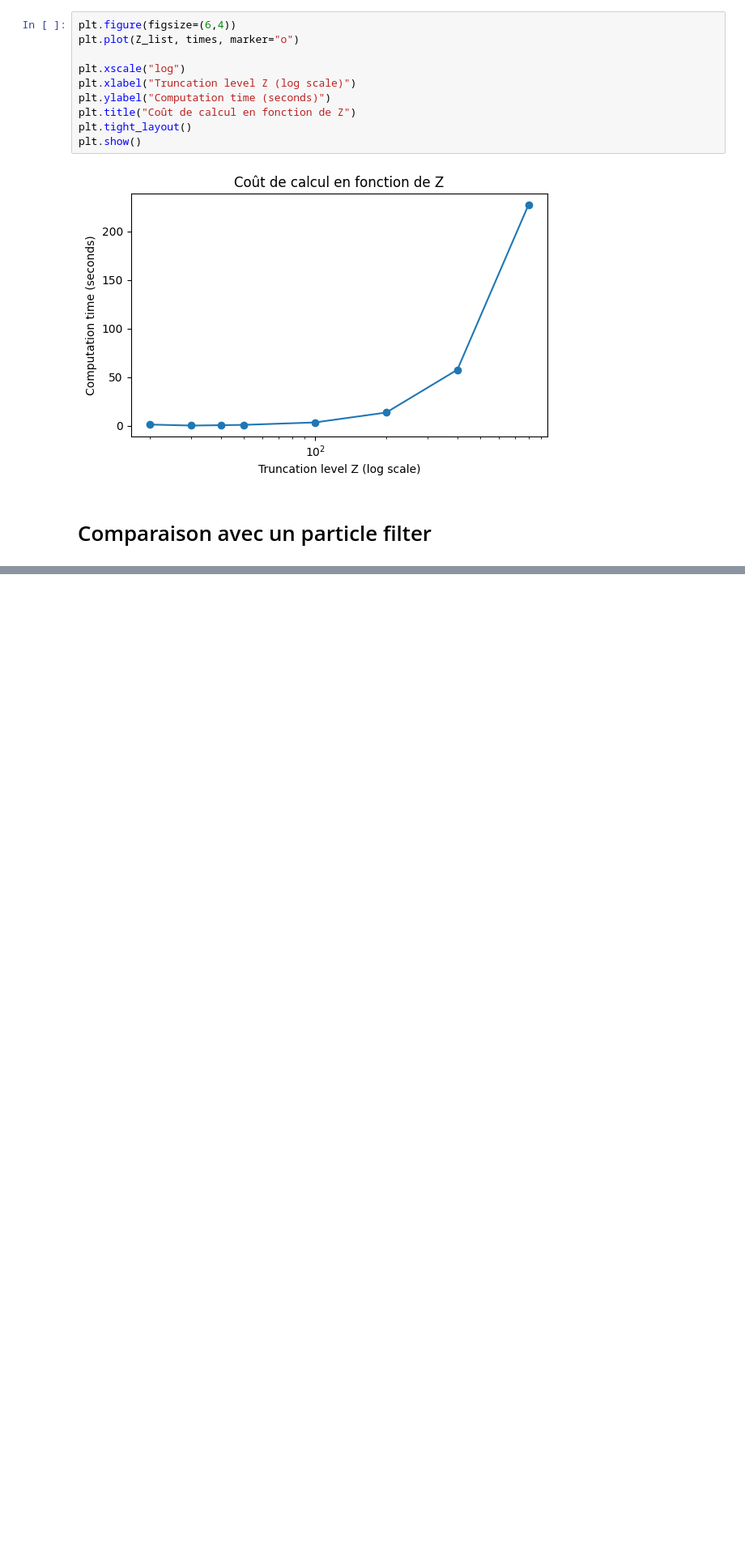
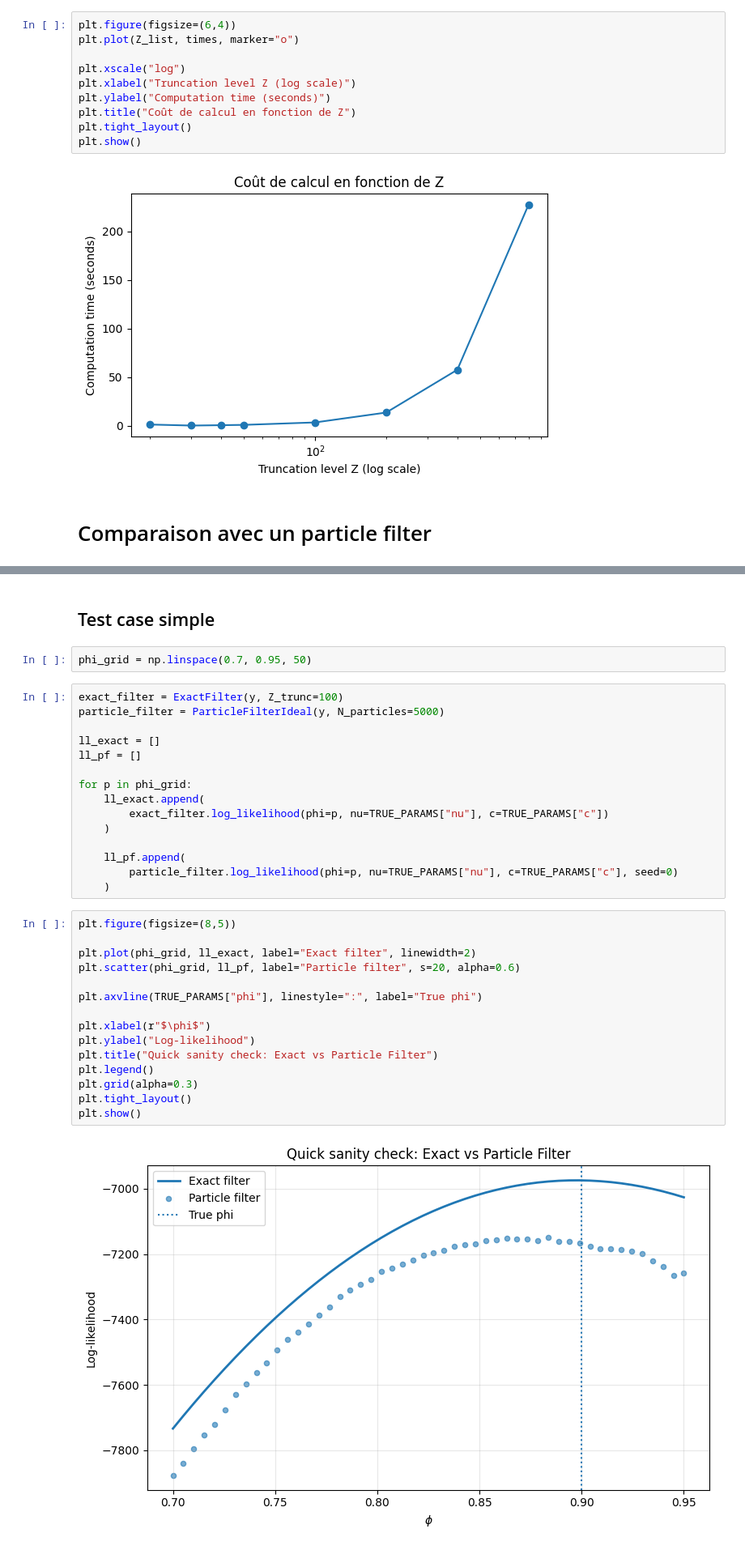
Before and after one commit to BRamesh02/Non-Gaussian-State-Space-Models, a Jupyter notebook: dynamic_implementation.ipynb, the cells around one changed output, grey strips where cells are left out. Shown at 81% size. Cells and saved outputs as stored; diff of their text form; blank space fills up the shorter version.

Commit message:
version to test with particle filter

```diff
--- a/dynamic_implementation.ipynb
+++ b/dynamic_implementation.ipynb
@@ -309,0 +450,36 @@ plt.show()
+# %% [markdown]
+## Test case simple
+# %%
+phi_grid = np.linspace(0.7, 0.95, 50)
+# %%
+exact_filter = ExactFilter(y, Z_trunc=100)
+particle_filter = ParticleFilterIdeal(y, N_particles=5000)
+
+ll_exact = []
+ll_pf = []
+
+for p in phi_grid:
+    ll_exact.append(
+        exact_filter.log_likelihood(phi=p, nu=TRUE_PARAMS["nu"], c=TRUE_PARAMS["c"])
+    )
+
+    ll_pf.append(
+        particle_filter.log_likelihood(phi=p, nu=TRUE_PARAMS["nu"], c=TRUE_PARAMS["c"], seed=0)
+    )
+# %%
+plt.figure(figsize=(8,5))
+
+plt.plot(phi_grid, ll_exact, label="Exact filter", linewidth=2)
+plt.scatter(phi_grid, ll_pf, label="Particle filter", s=20, alpha=0.6)
+
+plt.axvline(TRUE_PARAMS["phi"], linestyle=":", label="True phi")
+
+plt.xlabel(r"$\phi$")
+plt.ylabel("Log-likelihood")
+plt.title("Quick sanity check: Exact vs Particle Filter")
+plt.legend()
+plt.grid(alpha=0.3)
+plt.tight_layout()
+plt.show()
+# %% [output]
+[figure, added]
```
Also changed, not shown: parts of 6 cells of this notebook.
